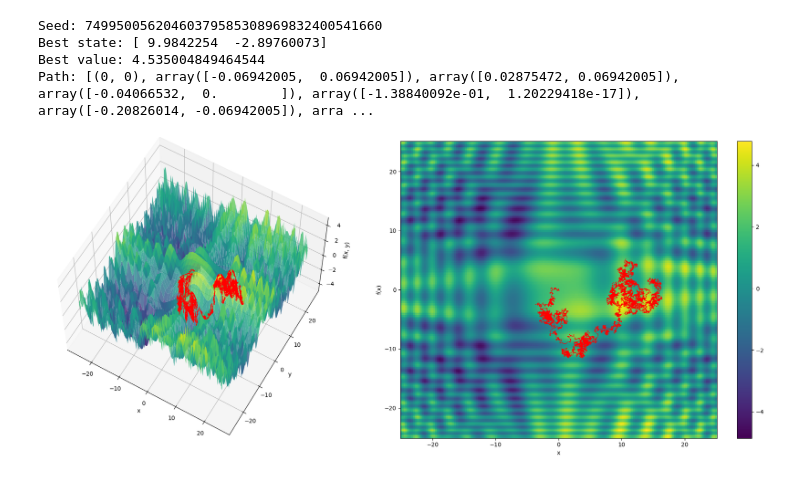
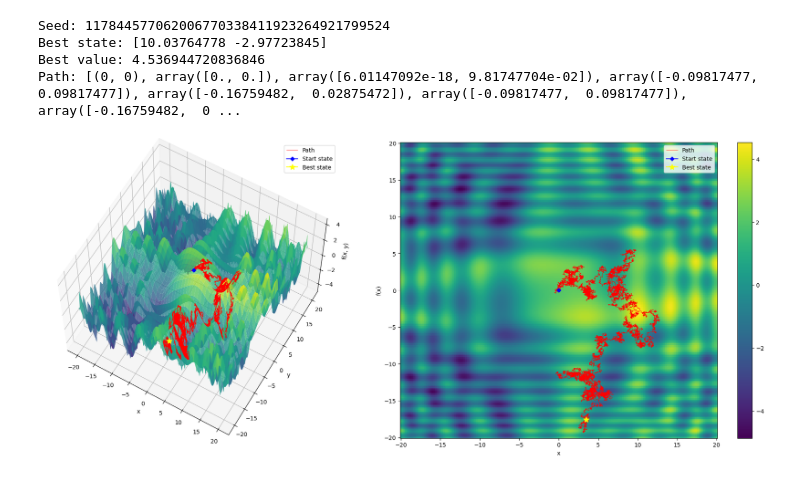
Before and after one commit to loveCiForever/final_project_intro_to_ai, a Jupyter notebook: source/task1/task1.ipynb, the cells around one changed output. Saved outputs shown, nothing was run; the diff lists cells and outputs as text; code cells hidden in the pictures.

Commit message:
Update task1 to match the rubric

```diff
--- a/source/task1/task1.ipynb
+++ b/source/task1/task1.ipynb
@@ -29,28 +30,42 @@ class Surface3:
     def __call__(self, x: float, y: float) -> float:
         return self.f(x, y)
 
-    def plot_3d(self, ax: Axes, path: Path = None) -> None:
+    def plot_3d(self, ax: Axes3D, path: Path = None) -> None:
         ax.plot_surface(self.X, self.Y, self.Z, cmap="viridis", alpha=0.8)
 
         if path is not None:
             path = np.array(path)
-            ax.plot(path[:, 0], path[:, 1], [self.f(x, y) for x, y in path], color="red", linewidth=0.5, zorder=3)
+            ax.plot(path[:, 0], path[:, 1], [self.f(x, y) for x, y in path], label="Path", color="red", linewidth=0.5, zorder=4)
+
+            start_x, start_y = path[0]
+            ax.plot(start_x, start_y, self.f(start_x, start_y), label="Start state", color="blue", marker="D", markersize=5, zorder=4)
+
+            best_x, best_y = path[-1]
+            ax.plot(best_x, best_y, self.f(best_x, best_y), label="Best state", color="yellow", marker="*", markersize=10, zorder=4)
 
         ax.set_xlabel("x"); ax.set_ylabel("y")
         ax.set_zlabel("f(x, y)")
 
         ax.view_init(elev=60)
+        ax.legend()
 
-    def plot_2d(self, ax: Axes3D, path: Path = None) -> None:
+    def plot_2d(self, ax: Axes, path: Path = None) -> None:
         contour = ax.pcolormesh(self.X, self.Y, self.Z, cmap="viridis")
         plt.colorbar(contour)
 
         if path is not None:
             path = np.array(path)
-            ax.plot(path[:, 0], path[:, 1], color="red", linewidth=0.5)
+            ax.plot(path[:, 0], path[:, 1], label="Path", color="red", linewidth=0.5)
+
+            start_x, start_y = path[0]
+            ax.plot(start_x, start_y, label="Start state", color="blue", marker="D", markersize=5)
+
+            best_x, best_y = path[-1]
+            ax.plot(best_x, best_y, label="Best state", color="yellow", marker="*", markersize=10)
 
         ax.set_xlabel("x")
         ax.set_ylabel("f(x)")
+        ax.legend()
 
     def plot(self, path: Path = None) -> None:
         fig = plt.figure(figsize=(20, 8))
@@ -95,7 +110,7 @@ class SimulatedAnnealing:
         self.random = np.random.default_rng(random_state)
 
     def get_neighbors(self, state: State) -> list[State]:
-        neighbors = []
+        neighbors = [state]
         state_x, state_y = state
 
         for angle in np.linspace(0, 2 * np.pi, 8, endpoint=False):
@@ -138,29 +153,30 @@ class SimulatedAnnealing:
 
         return self.best_state, self.best_value, self.path
 # %%
-BEST_SEED = 74995005620460379585308969832400541660
+BEST_SEED = 117844577062006770338411923264921799524
 
-task1 = Surface3(
-    lambda x, y: np.sin(x / 8) + np.cos(y / 4) - np.sin(x * y / 16) + np.cos(x ** 2 / 16) + np.sin(y ** 2 / 8),
-    xlim=(-25.0, 25.0), ylim=(-25.0, 25.0), resolution=200
-)
+x, y = sp.symbols("x y")
+expr = sp.sin(x / 8) + sp.cos(y / 4) - sp.sin(x * y / 16) + sp.cos(x ** 2 / 16) + sp.sin(y ** 2 / 8)
 
-schedule = Schedule(lambda t: max(0.001, 1 / np.log(t + 2)))
+f = sp.lambdify((x, y), expr)
+task1 = Surface3(f, xlim=(-20.0, 20.0), ylim=(-20.0, 20.0), resolution=200)
+
+schedule = Schedule(lambda t: max(1e-4, 1 / np.log(t + np.e)))
 simulated_anneal = SimulatedAnnealing(task1, schedule, (0, 0), random_state=BEST_SEED)
 
 best_state, best_value, path = simulated_anneal.search(max_iters=20000)
 
 print("\n".join([
     f"Seed: {simulated_anneal.seed}",
     f"Best state: {best_state}",
     f"Best value: {best_value}",
     f"Path: {path}"
 ]))
 
 task1.plot(path)
 # %% [output]
-Seed: 74995005620460379585308969832400541660
-Best state: [ 9.9842254  -2.89760073]
-Best value: 4.535004849464544
-Path: [(0, 0), array([-0.06942005,  0.06942005]), array([0.02875472, 0.06942005]), array([-0.04066532,  0.        ]), array([-1.38840092e-01,  1.20229418e-17]), array([-0.20826014, -0.06942005]), arra ...
+Seed: 117844577062006770338411923264921799524
+Best state: [10.03764778 -2.97723845]
+Best value: 4.536944720836846
+Path: [(0, 0), array([0., 0.]), array([6.01147092e-18, 9.81747704e-02]), array([-0.09817477,  0.09817477]), array([-0.16759482,  0.02875472]), array([-0.09817477,  0.09817477]), array([-0.16759482,  0 ...
-[figure, old version]
+[figure, new version]
```
Also changed, not shown: parts of 1 cell of this notebook.
